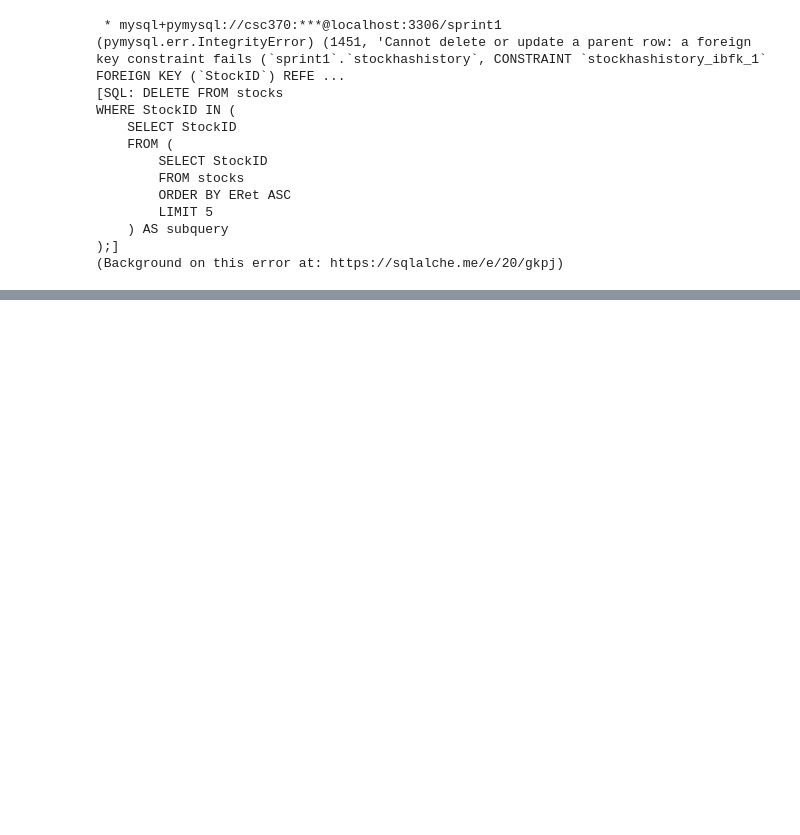
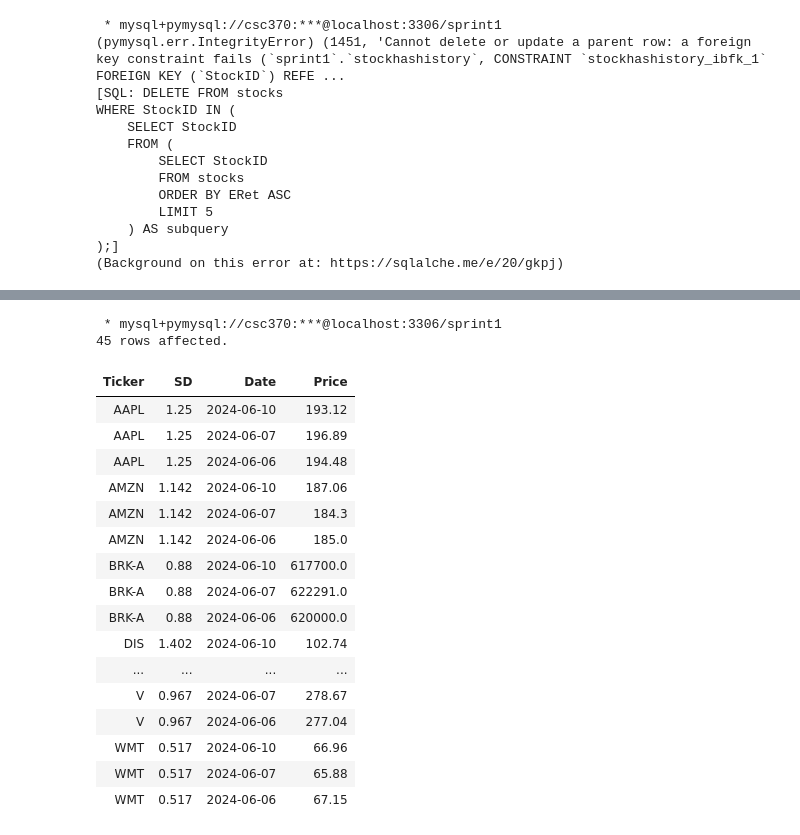
Before and after one commit to CSC370-Project/Risk-Assessment-in-SQL-Python, a Jupyter notebook: Sprint1-RDMCompSql/Presentation/Tables.ipynb, the cells around one changed output, grey strips where cells are left out. Drawn from its saved outputs; the diff is of its cells as text; code cells hidden in the pictures; blank space fills up the shorter version.

```diff
--- a/Sprint1-RDMCompSql/Presentation/Tables.ipynb
+++ b/Sprint1-RDMCompSql/Presentation/Tables.ipynb
@@ -468,3 +454,49 @@ LIMIT 10;
+# %%
+%%sql
+
+-- Using a Common Table Expression (CTE) to rank historical prices for each stock
+WITH RankedHistory AS (
+    SELECT
+        s.Ticker,
+        s.SD,
+        h.Date,
+        h.Price,
+        -- Assign a row number to each historical price entry for each stock, ordered by date in descending order
+        ROW_NUMBER() OVER (PARTITION BY s.Ticker ORDER BY h.Date DESC) AS RowNum
+    FROM Stocks s
+    JOIN StockHasHistory shh ON s.StockID = shh.StockID
+    JOIN History h ON shh.HistoryID = h.HistoryID
+)
+
+-- Select from the CTE
+SELECT
+    Ticker,
+    SD,
+    Date,
+    Price
+FROM RankedHistory
+WHERE RowNum <= 3
+ORDER BY Ticker, Date DESC;
+# %% [output]
+ * mysql+pymysql://csc370:***@localhost:3306/sprint1
+45 rows affected.
+| Ticker | SD | Date | Price |
+| AAPL | 1.25 | 2024-06-10 | 193.12 |
+| AAPL | 1.25 | 2024-06-07 | 196.89 |
+| AAPL | 1.25 | 2024-06-06 | 194.48 |
+| AMZN | 1.142 | 2024-06-10 | 187.06 |
+| AMZN | 1.142 | 2024-06-07 | 184.3 |
+| AMZN | 1.142 | 2024-06-06 | 185.0 |
+| BRK-A | 0.88 | 2024-06-10 | 617700.0 |
+| BRK-A | 0.88 | 2024-06-07 | 622291.0 |
+| BRK-A | 0.88 | 2024-06-06 | 620000.0 |
+| DIS | 1.402 | 2024-06-10 | 102.74 |
+| ... | ... | ... | ... |
+| V | 0.967 | 2024-06-07 | 278.67 |
+| V | 0.967 | 2024-06-06 | 277.04 |
+| WMT | 0.517 | 2024-06-10 | 66.96 |
+| WMT | 0.517 | 2024-06-07 | 65.88 |
+| WMT | 0.517 | 2024-06-06 | 67.15 |
 # %%
 %%sql
 
```
Also changed, not shown: parts of 12 cells of this notebook, 1 other file.
